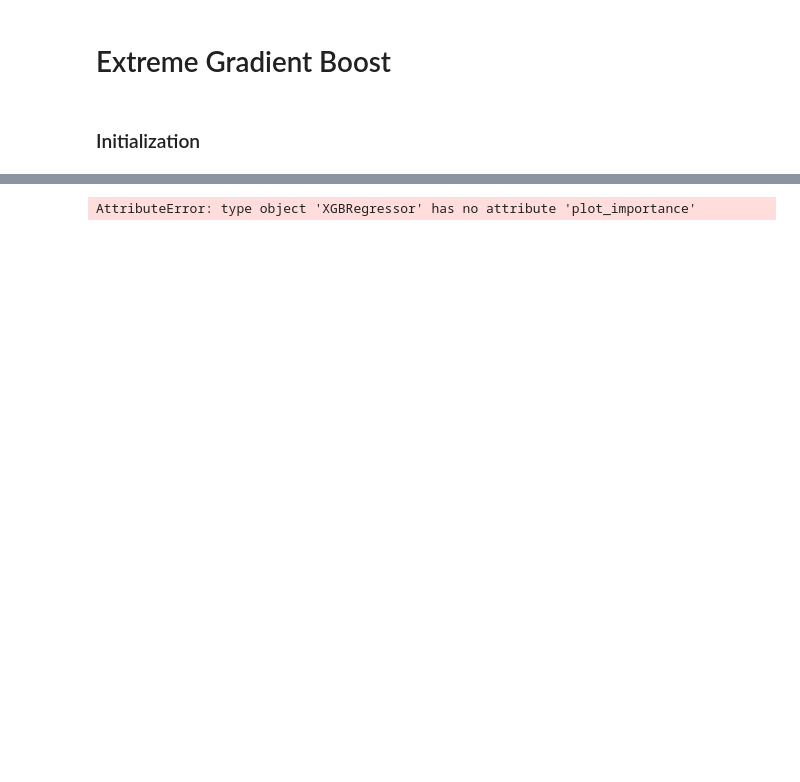
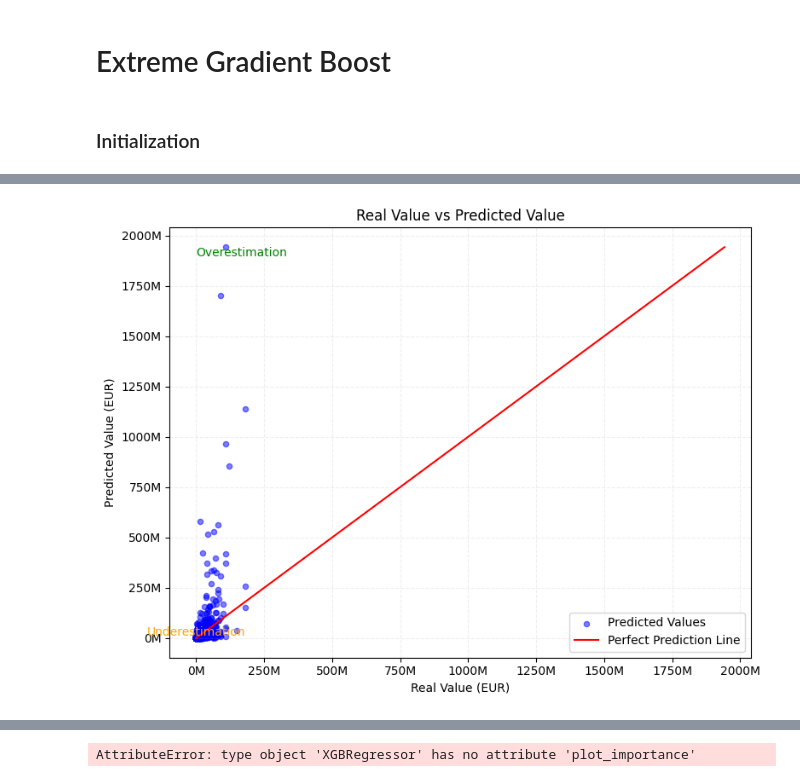
Before and after one commit to ENils1/MachineLearning, a Jupyter notebook: MachineLearning/XGB.ipynb, the cells around one changed output, grey strips where cells are left out. Cells and saved outputs as stored; diff of their text form; code cells hidden in the pictures; blank space fills up the shorter version.

```diff
--- a/MachineLearning/XGB.ipynb
+++ b/MachineLearning/XGB.ipynb
@@ -85,3 +119,47 @@ plt.show()
+# %%
+import numpy as np
+import matplotlib.pyplot as plt
+from matplotlib.ticker import FuncFormatter
+# Calculate distances of each point from the optimal line
+
+y_train_original = np.power(10, y_train)
+distances = np.abs(y_train_pred_original - y_train_original)
+
+# Find the indices of points with maximum distances
+max_distance_indices = np.argsort(distances)[-10:]  # Adjust the number to show more or fewer names
+
+# Get the corresponding player names
+#furthest_names = z.iloc[max_distance_indices]['name'].tolist()
+
+# Plot
+plt.figure(figsize=(8, 6))
+plt.scatter(y_train_original, y_train_pred_original, s=20, color='blue', alpha=0.5, marker='o', label='Predicted Values')
+plt.xlabel("Real Value (EUR)")
+plt.ylabel("Predicted Value (EUR)")
+plt.title("Real Value vs Predicted Value")
+plt.plot([min(y_train_pred_original), max(y_train_pred_original)], [min(y_train_pred_original), max(y_train_pred_original)], color='red', label='Perfect Prediction Line')
+plt.text(min(y_train_original), max(y_train_pred_original), "Overestimation", fontsize=10, color='green', verticalalignment='top', horizontalalignment='left')
+plt.text(max(y_train_original), min(y_train_pred_original), "Underestimation", fontsize=10, color='orange', verticalalignment='bottom', horizontalalignment='right')
+
+# Annotate only the furthest points
+#for index, row in z.iterrows():
+#    if row['name'] in furthest_names:
+#        plt.annotate(row['name'], (row['market_value_in_eur'], row['Predicted_Value']), fontsize=6, color='black')
+
+# Set formatter for x-axis and y-axis
+def millions_formatter(x, pos):
+    return f'{x / 1000000:.0f}M'
+
+formatter = FuncFormatter(millions_formatter)
+plt.gca().xaxis.set_major_formatter(formatter)
+plt.gca().yaxis.set_major_formatter(formatter)
+
+plt.grid(alpha=0.2, linestyle='--', zorder=1)
+plt.legend()
+plt.tight_layout()
+plt.show()
+# %% [output]
+[figure, added]
 # %%
 import matplotlib.pyplot as plt
 
```
Also changed, not shown: parts of 9 cells of this notebook, 16 other files.
